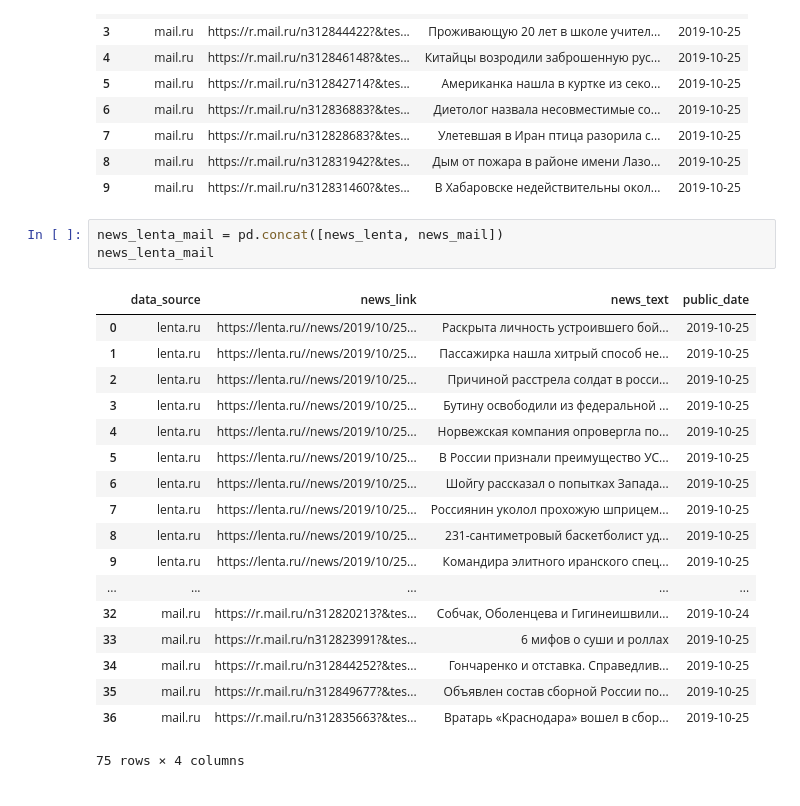
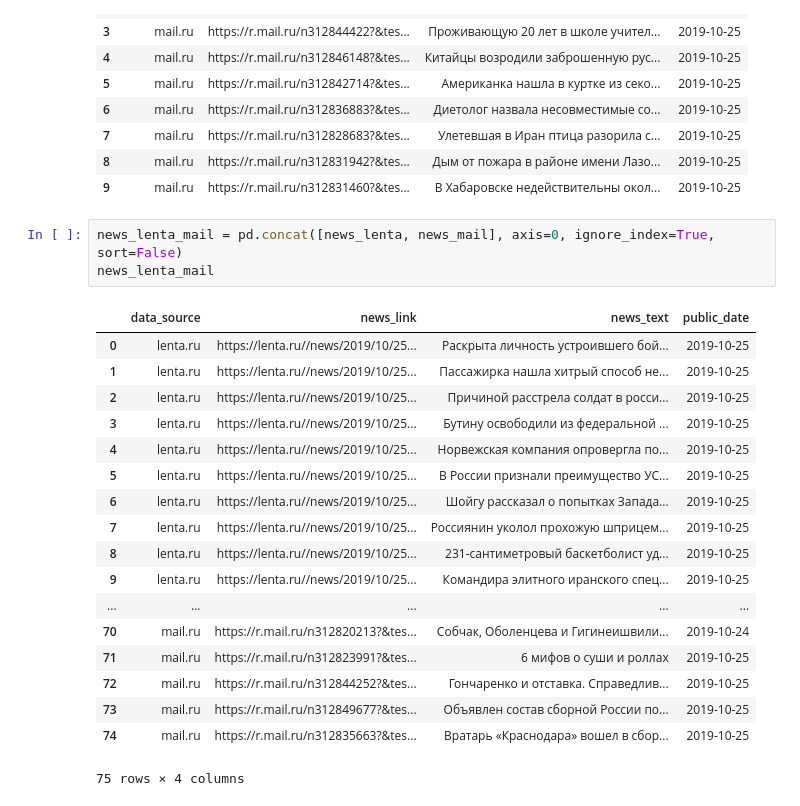
Before and after one commit to podoynitsyn-va/Parsing-and-Scrapping-data, a Jupyter notebook: Lesson_4/Parsing_news_Lenta_Mail.ipynb, the cells around one changed output. Drawn from its saved outputs; the diff is of its cells as text.

```diff
--- a/Lesson_4/Parsing_news_Lenta_Mail.ipynb
+++ b/Lesson_4/Parsing_news_Lenta_Mail.ipynb
@@ -174,24 +174,24 @@ news_mail.head(10)
 | 8 | mail.ru | https://r.mail.ru/n312831942?&tes... | Дым от пожара в районе имени Лазо... | 2019-10-25 |
 | 9 | mail.ru | https://r.mail.ru/n312831460?&tes... | В Хабаровске недействительны окол... | 2019-10-25 |
 # %%
-news_lenta_mail = pd.concat([news_lenta, news_mail])
+news_lenta_mail = pd.concat([news_lenta, news_mail], axis=0, ignore_index=True, sort=False)
 news_lenta_mail
 # %% [output]
 |  | data_source | news_link | news_text | public_date |
 | 0 | lenta.ru | https://lenta.ru//news/2019/10/25... | Раскрыта личность устроившего бой... | 2019-10-25 |
 | 1 | lenta.ru | https://lenta.ru//news/2019/10/25... | Пассажирка нашла хитрый способ не... | 2019-10-25 |
 | 2 | lenta.ru | https://lenta.ru//news/2019/10/25... | Причиной расстрела солдат в росси... | 2019-10-25 |
 | 3 | lenta.ru | https://lenta.ru//news/2019/10/25... | Бутину освободили из федеральной ... | 2019-10-25 |
 | 4 | lenta.ru | https://lenta.ru//news/2019/10/25... | Норвежская компания опровергла по... | 2019-10-25 |
 | 5 | lenta.ru | https://lenta.ru//news/2019/10/25... | В России признали преимущество УС... | 2019-10-25 |
 | 6 | lenta.ru | https://lenta.ru//news/2019/10/25... | Шойгу рассказал о попытках Запада... | 2019-10-25 |
 | 7 | lenta.ru | https://lenta.ru//news/2019/10/25... | Россиянин уколол прохожую шприцем... | 2019-10-25 |
 | 8 | lenta.ru | https://lenta.ru//news/2019/10/25... | 231-сантиметровый баскетболист уд... | 2019-10-25 |
 | 9 | lenta.ru | https://lenta.ru//news/2019/10/25... | Командира элитного иранского спец... | 2019-10-25 |
 | ... | ... | ... | ... | ... |
-| 32 | mail.ru | https://r.mail.ru/n312820213?&tes... | Собчак, Оболенцева и Гигинеишвили... | 2019-10-24 |
-| 33 | mail.ru | https://r.mail.ru/n312823991?&tes... | 6 мифов о суши и роллах | 2019-10-25 |
-| 34 | mail.ru | https://r.mail.ru/n312844252?&tes... | Гончаренко и отставка. Справедлив... | 2019-10-25 |
-| 35 | mail.ru | https://r.mail.ru/n312849677?&tes... | Объявлен состав сборной России по... | 2019-10-25 |
-| 36 | mail.ru | https://r.mail.ru/n312835663?&tes... | Вратарь «Краснодара» вошел в сбор... | 2019-10-25 |
+| 70 | mail.ru | https://r.mail.ru/n312820213?&tes... | Собчак, Оболенцева и Гигинеишвили... | 2019-10-24 |
+| 71 | mail.ru | https://r.mail.ru/n312823991?&tes... | 6 мифов о суши и роллах | 2019-10-25 |
+| 72 | mail.ru | https://r.mail.ru/n312844252?&tes... | Гончаренко и отставка. Справедлив... | 2019-10-25 |
+| 73 | mail.ru | https://r.mail.ru/n312849677?&tes... | Объявлен состав сборной России по... | 2019-10-25 |
+| 74 | mail.ru | https://r.mail.ru/n312835663?&tes... | Вратарь «Краснодара» вошел в сбор... | 2019-10-25 |
 75 rows × 4 columns
```
